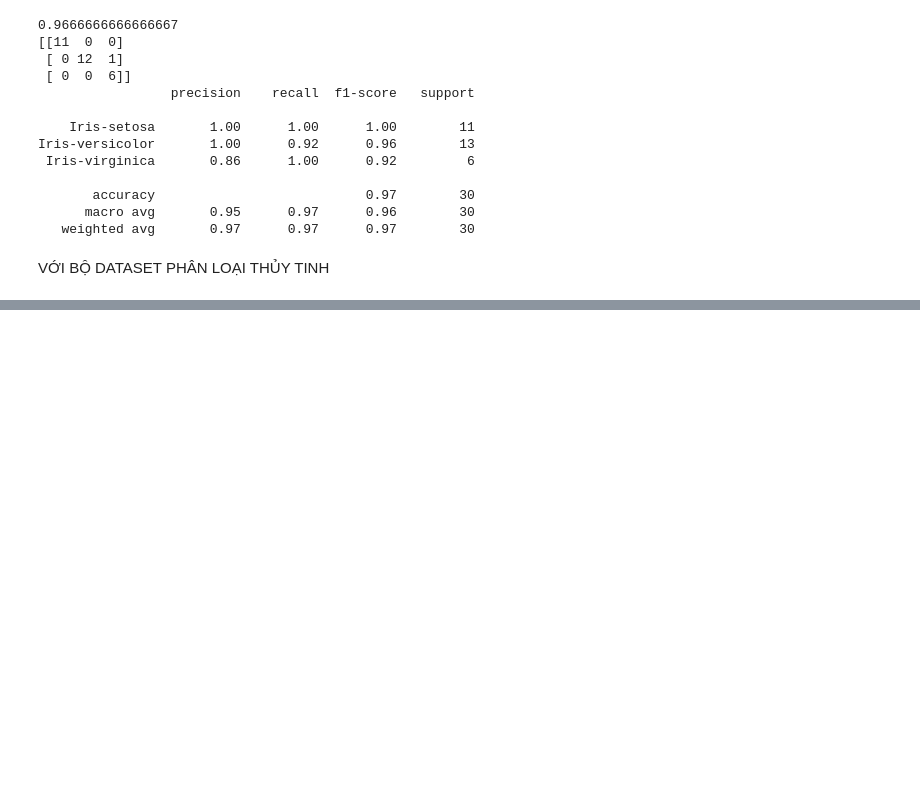
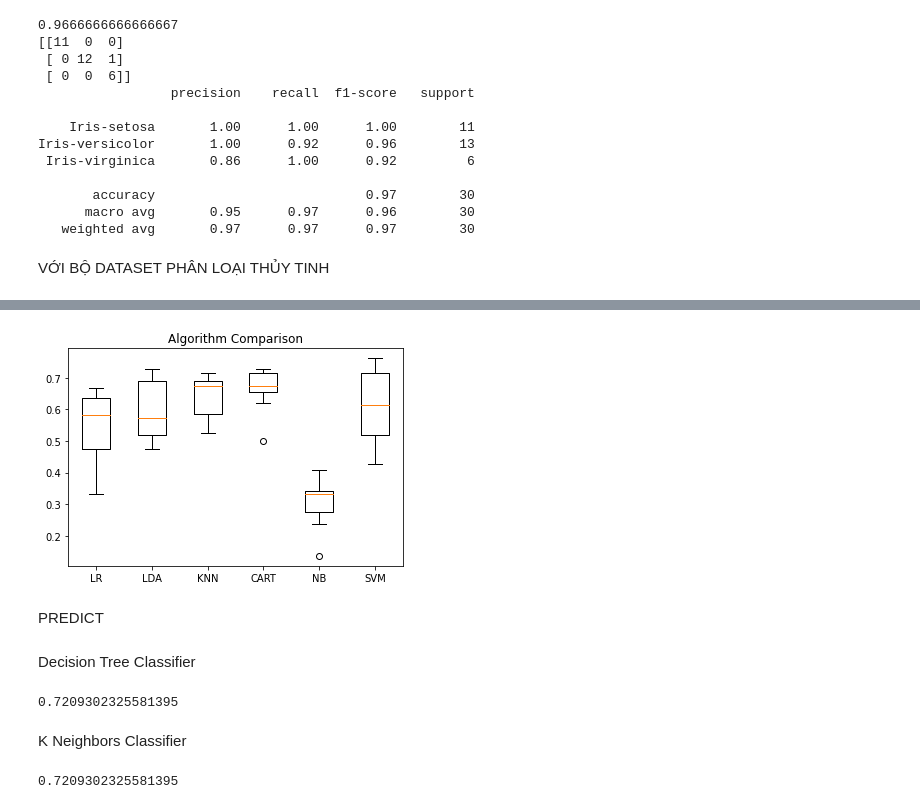
Before and after one commit to xuanthang482/CS114.K21, a Jupyter notebook: Untitled14.ipynb, the cells around one changed output, grey strips where cells are left out. Saved outputs shown, nothing was run; the diff lists cells and outputs as text; code cells hidden in the pictures; blank space fills up the shorter version.

```diff
--- a/Untitled14.ipynb
+++ b/Untitled14.ipynb
@@ -265,0 +309,6 @@ freq       11  ...                                                  1
+# %%
+# Split-out validation dataset
+array = dataset.values
+X = array[:,0:9]
+y = array[:,9]
+X_train, X_validation, Y_train, Y_validation = train_test_split(X, y, test_size=0.20, random_state=1)
@@ -265,0 +340,29 @@ freq       11  ...                                                  1
+# %%
+# Compare Algorithms
+pyplot.boxplot(results, labels=names)
+pyplot.title('Algorithm Comparison')
+pyplot.show()
+# %% [output]
+[figure, added]
+# %% [markdown]
+PREDICT
+# %% [markdown]
+
+Decision Tree Classifier
+# %%
+model = DecisionTreeClassifier()
+model.fit(X_train, Y_train)
+predictions = model.predict(X_validation)
+accuracy_score(Y_validation, predictions)
+# %% [output]
+0.7209302325581395
+# %% [markdown]
+
+K Neighbors Classifier
+# %%
+model = KNeighborsClassifier()
+model.fit(X_train, Y_train)
+predictions = model.predict(X_validation)
+accuracy_score(Y_validation, predictions)
+# %% [output]
+0.7209302325581395
```
Also changed, not shown: parts of 19 cells of this notebook.
